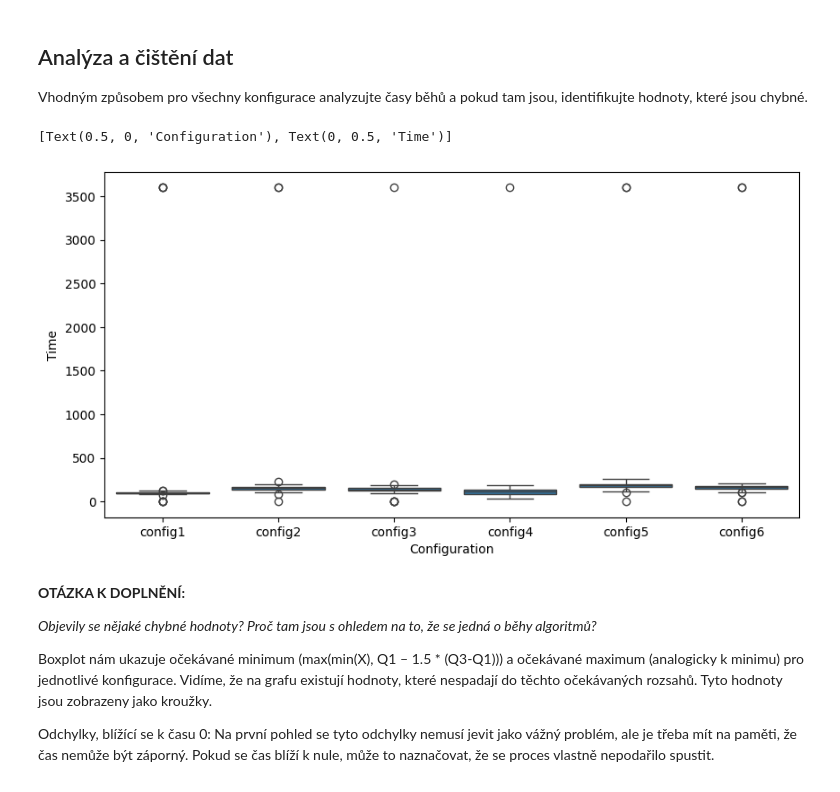
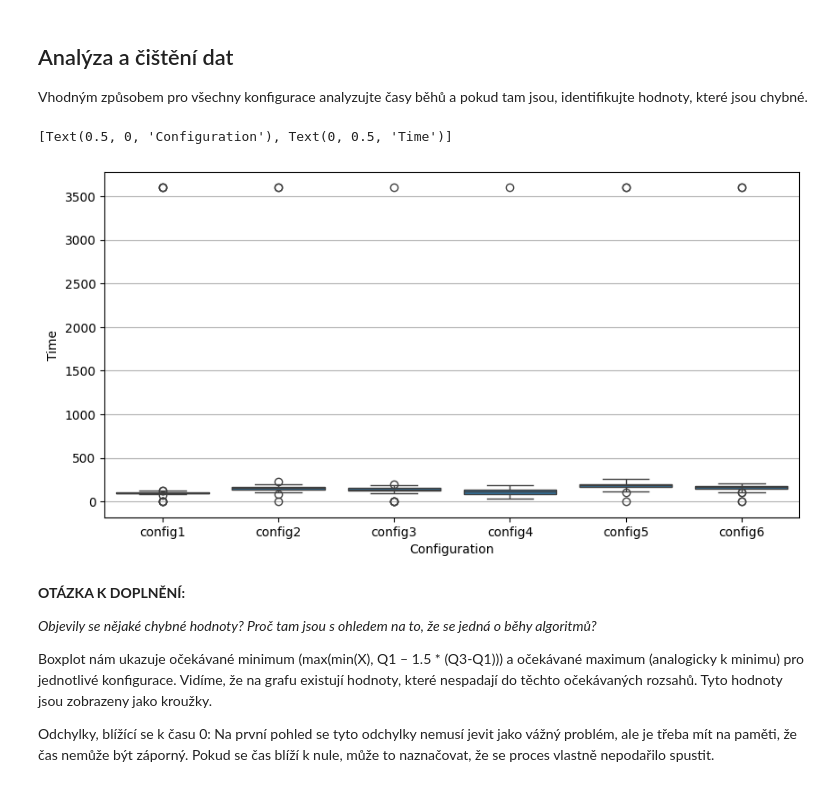
Before and after one commit to jakubKuznik/msp-vut-fit-project-1, a Jupyter notebook: proj1.ipynb, the cells around one changed output. Drawn from its saved outputs; the diff is of its cells as text; code cells hidden in the pictures.

```diff
--- a/proj1.ipynb
+++ b/proj1.ipynb
@@ -98,18 +98,19 @@ Vhodným způsobem pro všechny konfigurace analyzujte časy běhů a pokud tam
 # %%
 df = pd.DataFrame(data)
 
 # We are using subplots for easier work with x,y labels
 fig, ax = plt.subplots(figsize=(10,5))
+plt.grid(True)
 
 # For each configuration ->
 #   do boxplot
 sns.boxplot(x='conf', y='time', data=df)
 
 # Set axis labels
 ax.set(xlabel="Configuration", ylabel="Time")
 # %% [output]
 [Text(0.5, 0, 'Configuration'), Text(0, 0.5, 'Time')]
-[figure, old version]
+[figure, new version]
 # %% [markdown]
 __OTÁZKA K DOPLNĚNÍ:__
 
```
Also changed, not shown: parts of 2 cells of this notebook.
